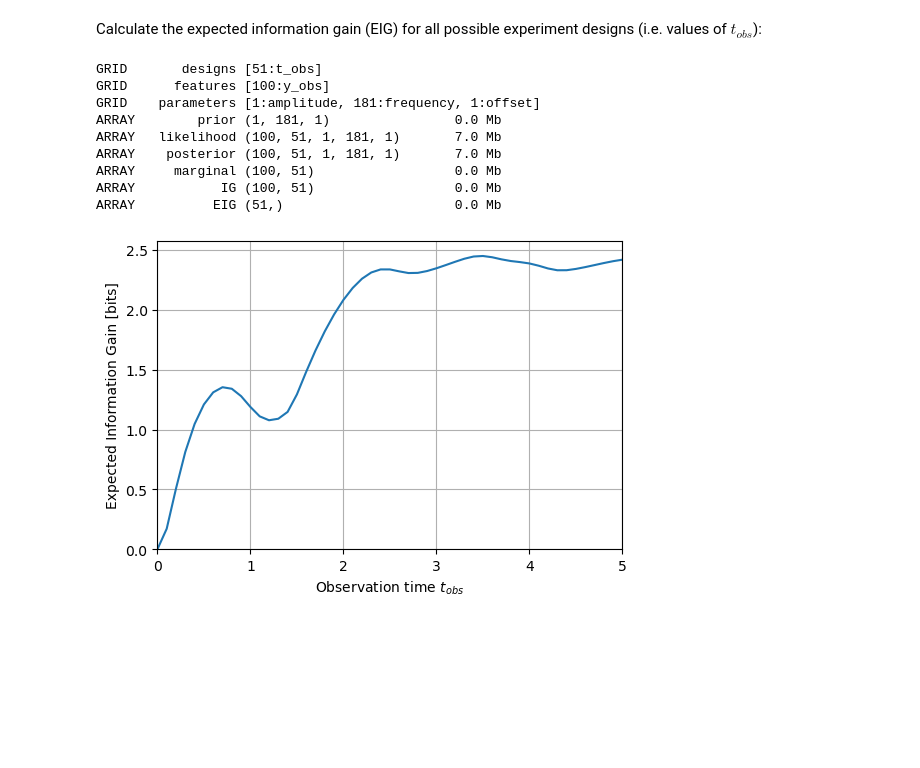
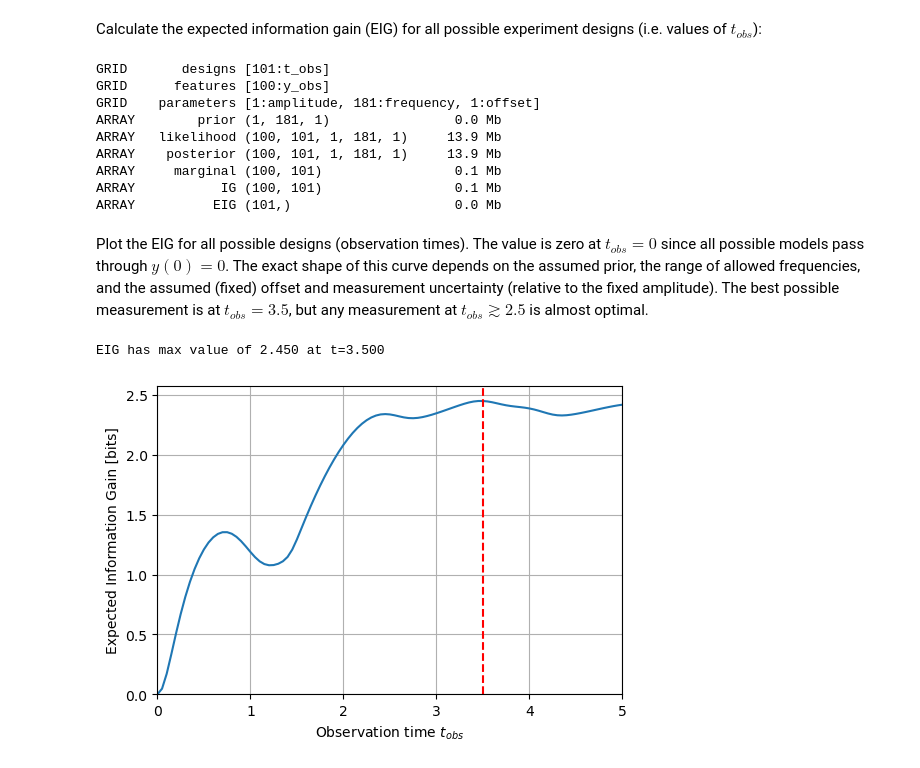
Before and after one commit to dkirkby/bayesdesign, a Jupyter notebook: examples/SineWave.ipynb, the cells around one changed output. Cells and saved outputs as stored; diff of their text form; code cells hidden in the pictures; blank space fills up the shorter version.

```diff
--- a/examples/SineWave.ipynb
+++ b/examples/SineWave.ipynb
@@ -23,7 +25,7 @@ from bed.design import ExperimentDesigner
 # %% [markdown]
 Define the experimental design space. A "design" in this problem consists of a choice of observation time $t_\text{obs}$.
 # %%
-designs = Grid(t_obs=np.linspace(0, 5, 51))
+designs = Grid(t_obs=np.linspace(0, 5, 101))
 # %% [markdown]
 Define the data features. The data consists of a measurement $y_\text{obs}$ at $t_\text{obs}$.
 # %%
@@ -63,20 +69,29 @@ Calculate the expected information gain (EIG) for all possible experiment design
 designer.calculateEIG(prior)
 designer.describe()
 # %% [output]
-GRID       designs [51:t_obs]
+GRID       designs [101:t_obs]
 GRID      features [100:y_obs]
 GRID    parameters [1:amplitude, 181:frequency, 1:offset]
 ARRAY        prior (1, 181, 1)                0.0 Mb
-ARRAY   likelihood (100, 51, 1, 181, 1)       7.0 Mb
-ARRAY    posterior (100, 51, 1, 181, 1)       7.0 Mb
-ARRAY     marginal (100, 51)                  0.0 Mb
-ARRAY           IG (100, 51)                  0.0 Mb
-ARRAY          EIG (51,)                      0.0 Mb
+ARRAY   likelihood (100, 101, 1, 181, 1)     13.9 Mb
+ARRAY    posterior (100, 101, 1, 181, 1)     13.9 Mb
+ARRAY     marginal (100, 101)                 0.1 Mb
+ARRAY           IG (100, 101)                 0.1 Mb
+ARRAY          EIG (101,)                     0.0 Mb
+# %% [markdown]
+Plot the EIG for all possible designs (observation times). The value is zero at $t_{obs} = 0$ since all possible models pass through $y(0) = 0$. The exact shape of this curve depends on the assumed prior, the range of allowed frequencies, and the assumed (fixed) offset and measurement uncertainty (relative to the fixed amplitude). The best possible measurement is at $t_{obs} = 3.5$, but any measurement at $t_{obs} \gtrsim 2.5$ is almost optimal.
+# %%
+i_best = np.argmax(designer.EIG)
+t_best = designs.t_obs[i_best]
+print(f'EIG has max value of {designer.EIG[i_best]:.3f} at t={t_best:.3f}')
+# %% [output]
+EIG has max value of 2.450 at t=3.500
 # %%
 fig, ax = plt.subplots(figsize=(6, 4))
 ax.plot(designs.t_obs, designer.EIG)
 ax.set(xlabel='Observation time $t_{obs}$', xlim=designs.extent('t_obs'),
        ylabel='Expected Information Gain [bits]', ylim=(0, None))
+ax.axvline(t_best, color='red', linestyle='--')
 ax.grid();
 # %% [output]
-[figure, old version]
+[figure, new version]
```
Also changed, not shown: parts of 13 cells of this notebook, 1 other file.
